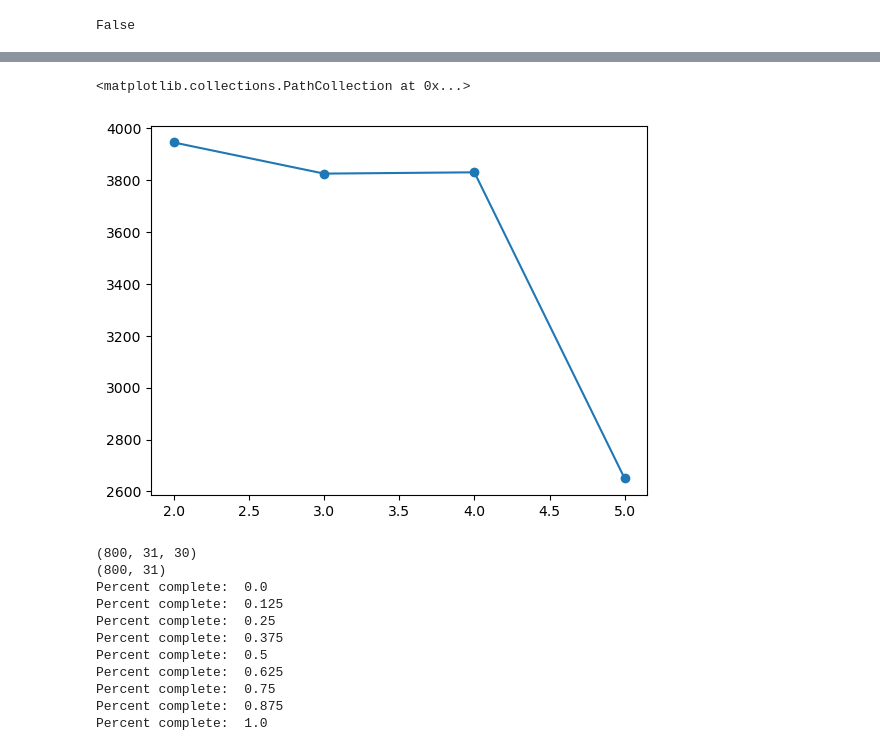
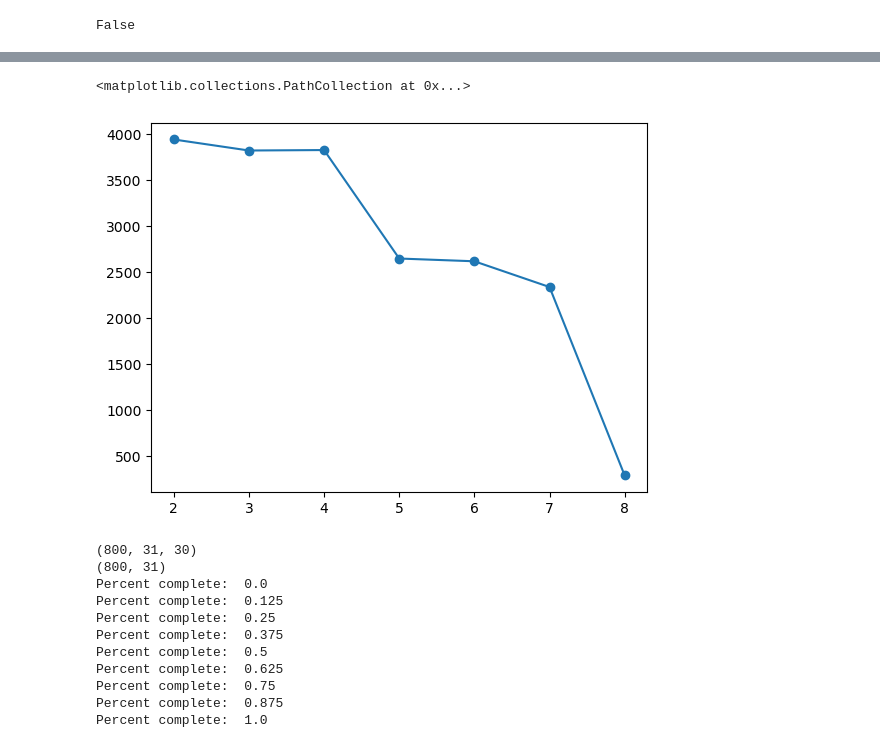
Before and after one commit to vandelij/FRC_RMF, a Jupyter notebook: predictor2_corrector_combine_RMF_code_case_Mlroy1999_fewer_time_steps - Copy.ipynb, the cells around one changed output, grey strips where cells are left out. Saved outputs shown, nothing was run; the diff lists cells and outputs as text; code cells hidden in the pictures.

```diff
--- a/predictor2_corrector_combine_RMF_code_case_Mlroy1999_fewer_time_steps - Copy.ipynb
+++ b/predictor2_corrector_combine_RMF_code_case_Mlroy1999_fewer_time_steps - Copy.ipynb
@@ -963,15 +963,15 @@ plt.ylim(-0.04, .04)
 # %%
 # This area is to record the spectral response with one full predictor-corrector iteration.
-nmode_array = np.array([2, 3, 4, 5])
-n_timesteps_to_last_nonNAN = np.array([3945, 3825, 3830, 2650])
+nmode_array = np.array([2, 3, 4, 5, 6, 7, 8])
+n_timesteps_to_last_nonNAN = np.array([3945, 3825, 3830, 2650, 2620, 2340, 290])
 n_tsteps = np.array([4000, 4000, 4000])
 dt_recording = np.array([3e-9, 3e-9, 3e-9])
 
 plt.plot(nmode_array, n_timesteps_to_last_nonNAN)
 plt.scatter(nmode_array, n_timesteps_to_last_nonNAN)
 # %% [output]
 <matplotlib.collections.PathCollection at 0x...>
-[figure, old version]
+[figure, new version]
 # %%
 # build total A_z = sum_m(A_m):
 
```
Also changed, not shown: parts of 6 cells of this notebook.
